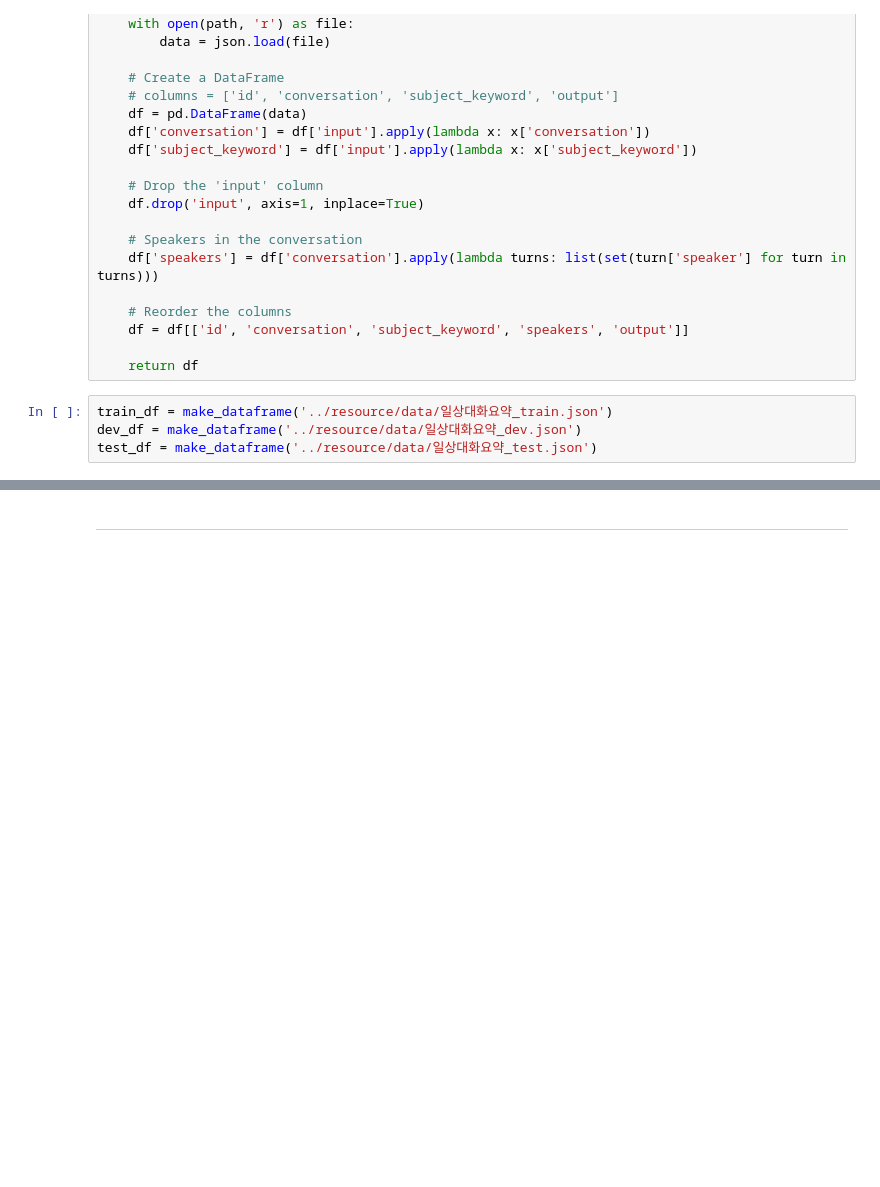
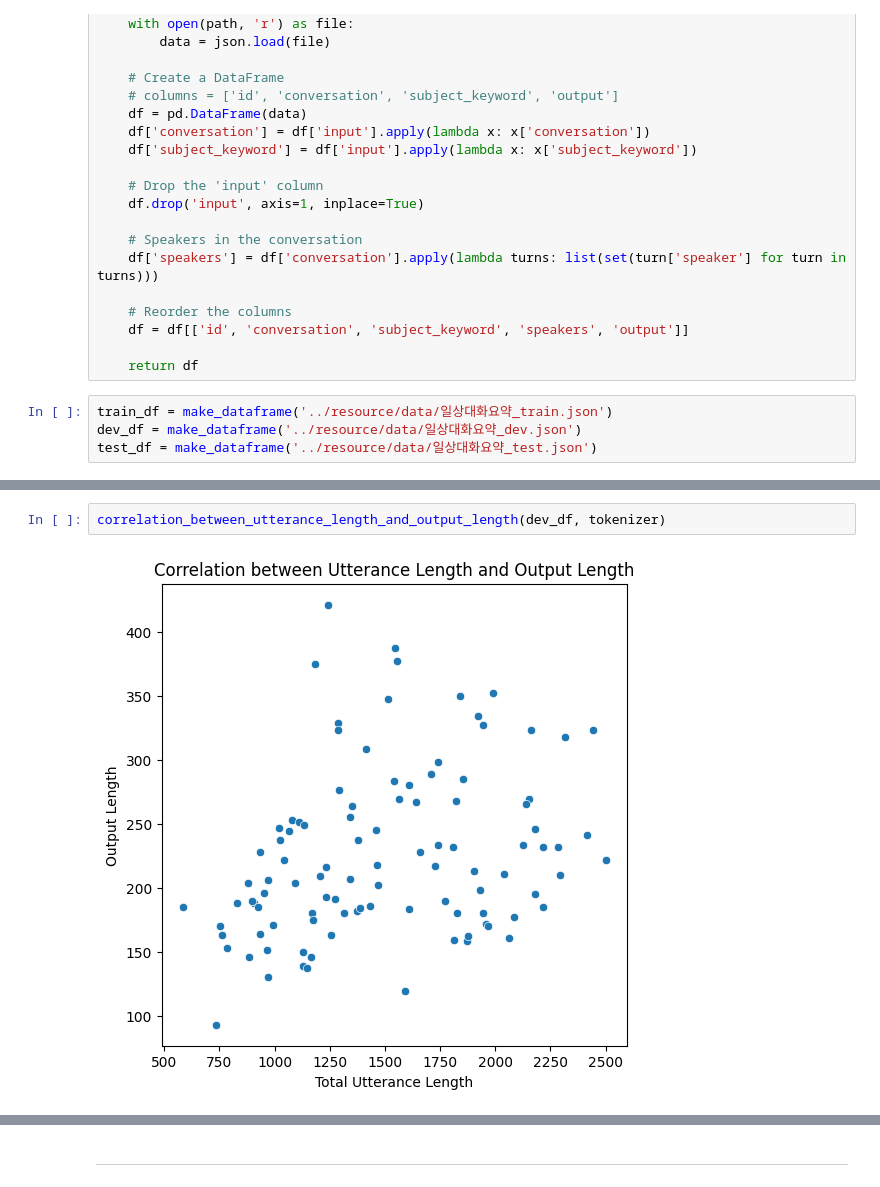
Before and after one commit to DonghaeSuh/dialogue-summarization, a Jupyter notebook: eda/output_structure_eda.ipynb, the cells around one changed output, grey strips where cells are left out. Cells and saved outputs as stored; diff of their text form; blank space fills up the shorter version.

```diff
--- a/eda/output_structure_eda.ipynb
+++ b/eda/output_structure_eda.ipynb
@@ -161,0 +256,4 @@ Sample indexes that The starter speaker is not the first speaker in the output:
+# %%
+correlation_between_utterance_length_and_output_length(dev_df, tokenizer)
+# %% [output]
+[figure, added]
```
Also changed, not shown: parts of 24 cells of this notebook, 1 other file.
